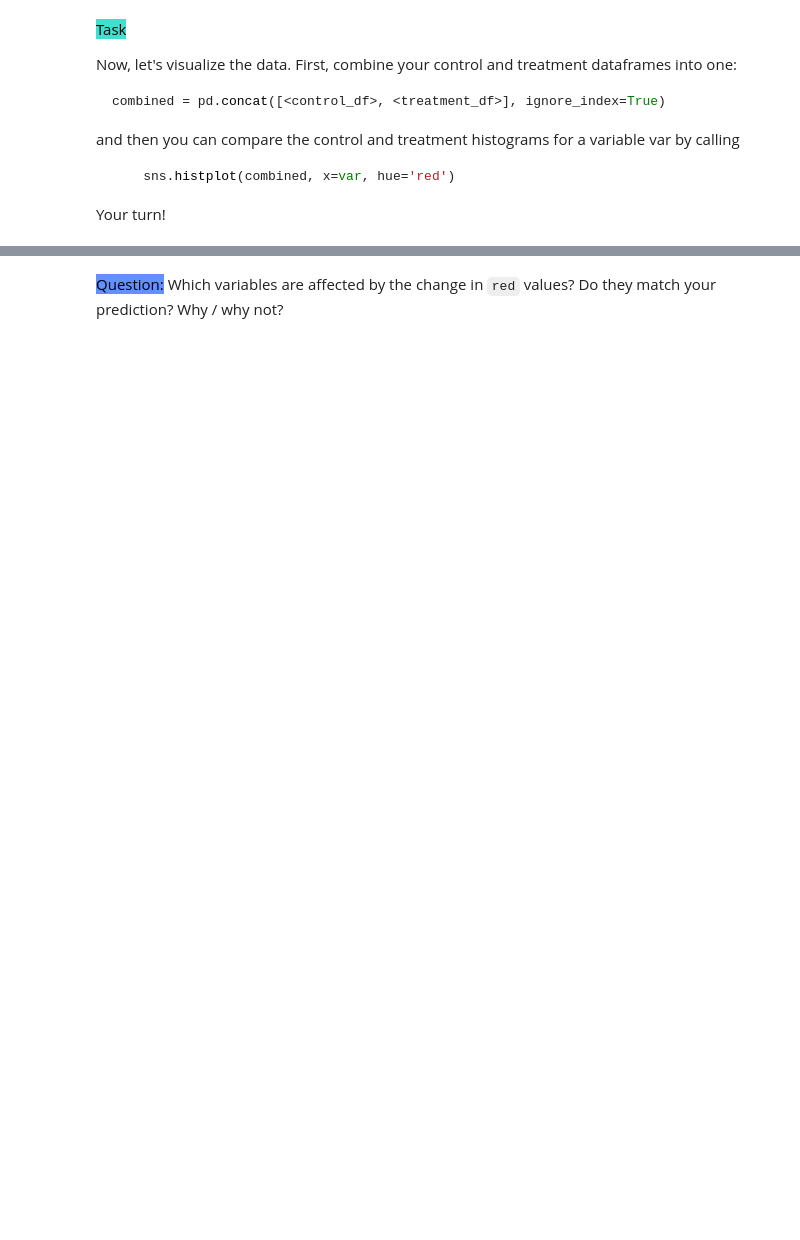
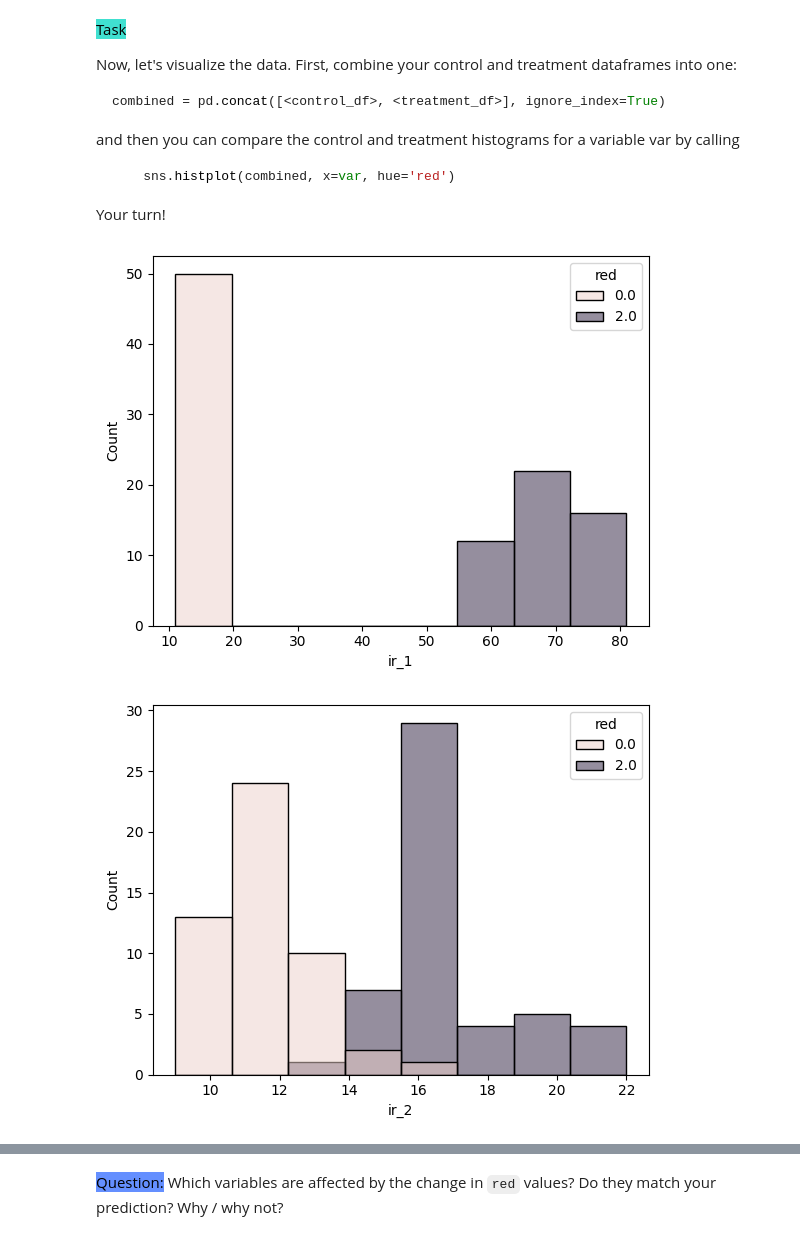
Before and after one commit to causalchamber/potsdam-25-ml-theory-to-practice, a Jupyter notebook: project_2/project_2_rcts_testing.ipynb, the cells around one changed output, grey strips where cells are left out. Cells and saved outputs as stored; diff of their text form; code cells hidden in the pictures; blank space fills up the shorter version.

```diff
--- a/project_2/project_2_rcts_testing.ipynb
+++ b/project_2/project_2_rcts_testing.ipynb
@@ -23,4 +23,4 @@ import seaborn as sns
 We will use the queue system for this project. Let's start the connection to the Remote Lab.
 # %%
 import causalchamber.lab as lab
-rlab = lab.Lab(credentials_file = '.credentials')
+rlab = lab.Lab(credentials_file = '/home/matteo/Desktop/Uni/canton.credentials')
@@ -42,7 +60,7 @@ def wait_and_download(ids, download_dir):
         i = 0
         while data is None:
             try:
-                data = rlab.download_data(experiment_id = experiment_id, root=download_dir, verbose=False)
+                data = rlab.download_data(experiment_id = experiment_id, root=download_dir)
             except lab.exceptions.UserError:
                 print(f"  ({j+1}/{len(ids)}) waiting for {experiment_id} to finish {spinner[i]}", end='\r')
                 i = (i+1) % len(spinner)
@@ -86,3 +108,13 @@ Create and submit two experiments:
 Remember that you can use `wait_and_download(...)` (defined above) to wait for completion and download the data.
 # %%
 # TODO: your code goes here
+
+def make_experiment_red(red):
+    experiment = rlab.new_experiment(chamber_id = 'lt-ptdm-fu3p', config = 'standard')
+    experiment.set('red', red)
+    experiment.measure(n=50)
+    experiment_id = experiment.submit(tag='re')
+    return wait_and_download([experiment_id],'/tmp')[0]
+
+control_df=make_experiment_red(0)
+treatment_df=make_experiment_red(2)
@@ -105,4 +148,12 @@ Your turn!
 # %%
 variables = ['ir_1', 'ir_2', 'vis_2', 'ir_3', 'angle_1']
 
 # TODO: your code goes here
+
+combined = pd.concat([control_df,treatment_df], ignore_index=True)
+for var in variables:
+    sns.histplot(combined, x=var, hue='red')
+    plt.show()
+# %% [output]
+[figure, added]
+[figure, added]
```
Also changed, not shown: parts of 43 cells of this notebook.
